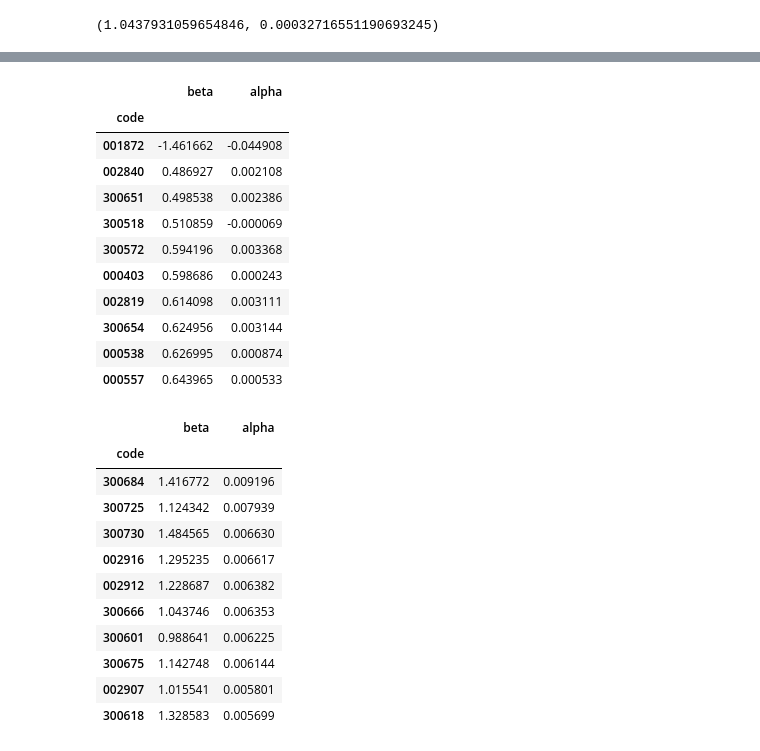
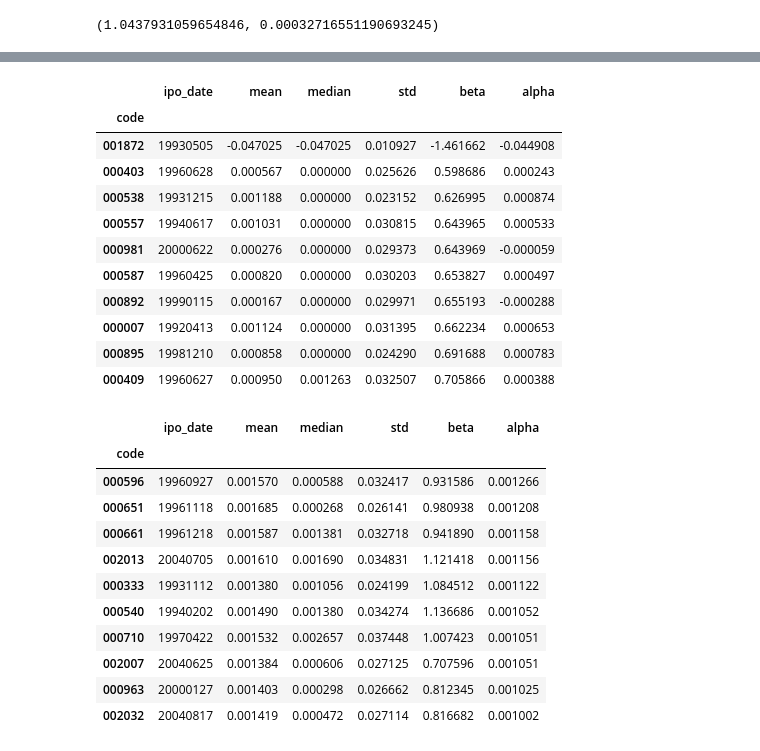
Before and after one commit to GuQiangJS/finance_ai_py, a Jupyter notebook: example/所有深市的日收益.ipynb, the cells around one changed output, grey strips where cells are left out. Saved outputs shown, nothing was run; the diff lists cells and outputs as text; code cells hidden in the pictures.

```diff
--- a/example/所有深市的日收益.ipynb
+++ b/example/所有深市的日收益.ipynb
@@ -80,8 +73,11 @@ info
 # %%
+#找到所有深市的代码列表
 df_daily_return=info[info['market']==0][['code','ipo_date']]
 df_daily_return=df_daily_return.set_index('code')
 df_daily_return['mean']=np.nan
 df_daily_return['median']=np.nan
 df_daily_return['std']=np.nan
-df_daily_return
+df_daily_return['beta']=np.nan
+df_daily_return['alpha']=np.nan
+df_daily_return.head()
 # %% [output]
@@ -144,6 +120,7 @@ beta,alpha
 # %% [output]
 (1.0437931059654846, 0.00032716551190693245)
 # %%
+columns=['open','close','high','low','volume']
 def get_daily_return(symbol,zs='000300'):
     fp=os.path.join(daily_path,symbol+'.bz2')
     if not os.path.exists(fp):
@@ -169,17 +146,17 @@ def get_daily_return(symbol,zs='000300'):
 
     return daily_return
 # %%
-for symbol in df.index:
+for symbol in df_daily_return.index:
+    print('{0} {1}/{2}'.format(datetime.datetime.now().strftime('%Y-%m-%d %H:%M:%S'),df_daily_return.index.get_loc(symbol),len(df_daily_return.index)))
     daily_return=get_daily_return(symbol,'000300')
 
-    df_beta_alpha.loc[symbol,'beta'],df_beta_alpha.loc[symbol,'alpha'] = np.polyfit(daily_return['000300'], daily_return[symbol], 1)
+    #beta值 alpha值
+    df_daily_return.loc[symbol,'beta'],df_daily_return.loc[symbol,'alpha'] = np.polyfit(daily_return['000300'], daily_return[symbol], 1)
 
-#     #均值
-#     df_daily_return.loc[symbol,'mean'] = daily_return.mean()
-#     #中位数
-#     df_daily_return.loc[symbol,'median']=daily_return.median()
-#     #标准差
-#     df_daily_return.loc[symbol,'std'] = daily_return.std()
-#     break
-df_beta_alpha.head()
+    #均值
+    df_daily_return.loc[symbol,'mean'] = daily_return[symbol].mean()
+    #中位数
+    df_daily_return.loc[symbol,'median']=daily_return[symbol].median()
+    #标准差
+    df_daily_return.loc[symbol,'std'] = daily_return[symbol].std()
 # %% [output]
@@ -193,30 +190,32 @@ df_beta_alpha.head()
 # %%
-df_beta_alpha.sort_values('beta').head(10)
+#beta值最小的前10位
+df_daily_return.sort_values('beta').head(10)
 # %% [output]
-|  | beta | alpha |
-| code |  |  |
-| 001872 | -1.461662 | -0.044908 |
-| 002840 | 0.486927 | 0.002108 |
-| 300651 | 0.498538 | 0.002386 |
-| 300518 | 0.510859 | -0.000069 |
-| 300572 | 0.594196 | 0.003368 |
-| 000403 | 0.598686 | 0.000243 |
-| 002819 | 0.614098 | 0.003111 |
-| 300654 | 0.624956 | 0.003144 |
-| 000538 | 0.626995 | 0.000874 |
-| 000557 | 0.643965 | 0.000533 |
+|  | ipo_date | mean | median | std | beta | alpha |
+| code |  |  |  |  |  |  |
+| 001872 | 19930505 | -0.047025 | -0.047025 | 0.010927 | -1.461662 | -0.044908 |
+| 000403 | 19960628 | 0.000567 | 0.000000 | 0.025626 | 0.598686 | 0.000243 |
+| 000538 | 19931215 | 0.001188 | 0.000000 | 0.023152 | 0.626995 | 0.000874 |
+| 000557 | 19940617 | 0.001031 | 0.000000 | 0.030815 | 0.643965 | 0.000533 |
+| 000981 | 20000622 | 0.000276 | 0.000000 | 0.029373 | 0.643969 | -0.000059 |
+| 000587 | 19960425 | 0.000820 | 0.000000 | 0.030203 | 0.653827 | 0.000497 |
+| 000892 | 19990115 | 0.000167 | 0.000000 | 0.029971 | 0.655193 | -0.000288 |
+| 000007 | 19920413 | 0.001124 | 0.000000 | 0.031395 | 0.662234 | 0.000653 |
+| 000895 | 19981210 | 0.000858 | 0.000000 | 0.024290 | 0.691688 | 0.000783 |
+| 000409 | 19960627 | 0.000950 | 0.001263 | 0.032507 | 0.705866 | 0.000388 |
 # %%
-df_beta_alpha.sort_values('alpha',ascending=False).head(10)
+#alpha值最大的前10位
+df_daily_return.sort_values('alpha',ascending=False).head(10)
 # %% [output]
-|  | beta | alpha |
-| code |  |  |
-| 300684 | 1.416772 | 0.009196 |
-| 300725 | 1.124342 | 0.007939 |
-| 300730 | 1.484565 | 0.006630 |
-| 002916 | 1.295235 | 0.006617 |
-| 002912 | 1.228687 | 0.006382 |
-| 300666 | 1.043746 | 0.006353 |
-| 300601 | 0.988641 | 0.006225 |
-| 300675 | 1.142748 | 0.006144 |
-| 002907 | 1.015541 | 0.005801 |
-| 300618 | 1.328583 | 0.005699 |
+|  | ipo_date | mean | median | std | beta | alpha |
+| code |  |  |  |  |  |  |
+| 000596 | 19960927 | 0.001570 | 0.000588 | 0.032417 | 0.931586 | 0.001266 |
+| 000651 | 19961118 | 0.001685 | 0.000268 | 0.026141 | 0.980938 | 0.001208 |
+| 000661 | 19961218 | 0.001587 | 0.001381 | 0.032718 | 0.941890 | 0.001158 |
+| 002013 | 20040705 | 0.001610 | 0.001690 | 0.034831 | 1.121418 | 0.001156 |
+| 000333 | 19931112 | 0.001380 | 0.001056 | 0.024199 | 1.084512 | 0.001122 |
+| 000540 | 19940202 | 0.001490 | 0.001380 | 0.034274 | 1.136686 | 0.001052 |
+| 000710 | 19970422 | 0.001532 | 0.002657 | 0.037448 | 1.007423 | 0.001051 |
+| 002007 | 20040625 | 0.001384 | 0.000606 | 0.027125 | 0.707596 | 0.001051 |
+| 000963 | 20000127 | 0.001403 | 0.000298 | 0.026662 | 0.812345 | 0.001025 |
+| 002032 | 20040817 | 0.001419 | 0.000472 | 0.027114 | 0.816682 | 0.001002 |
```
Also changed, not shown: parts of 19 cells of this notebook, 4 other files.
